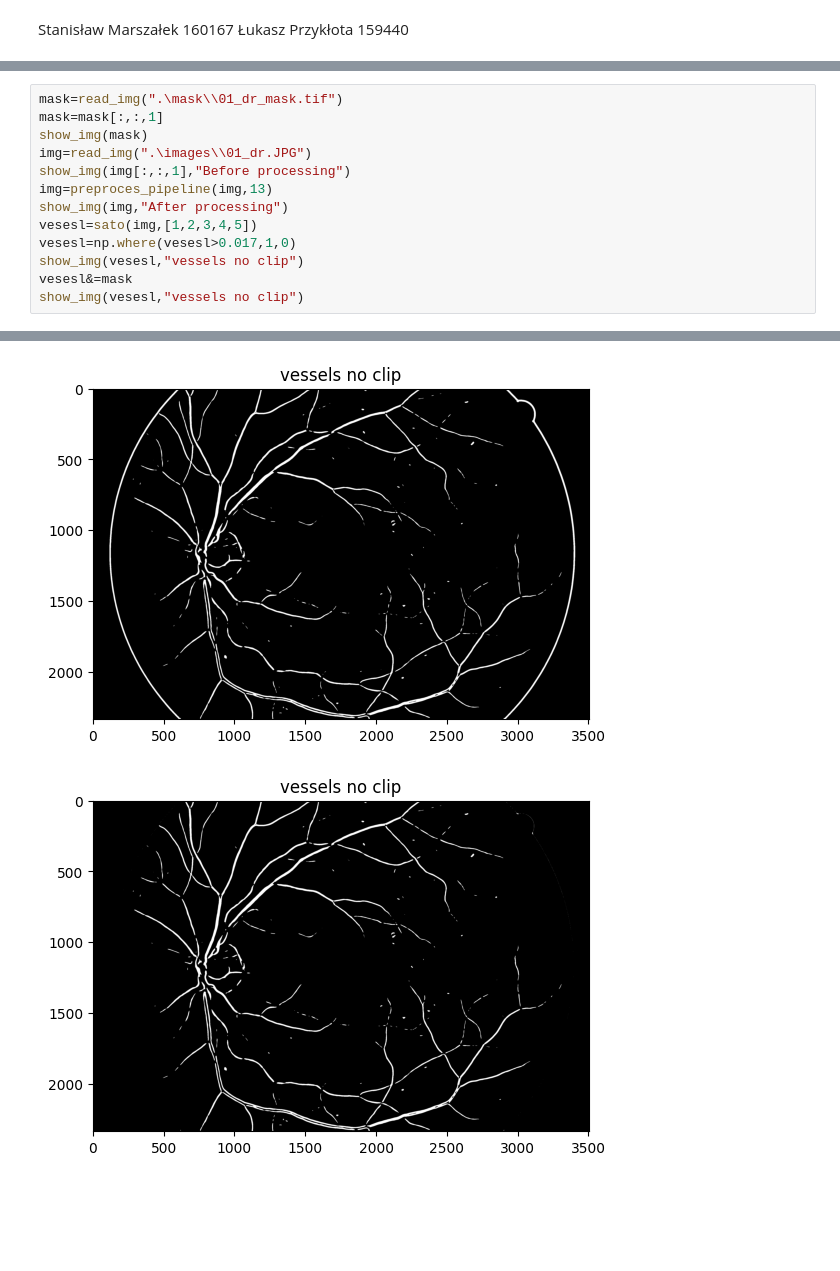
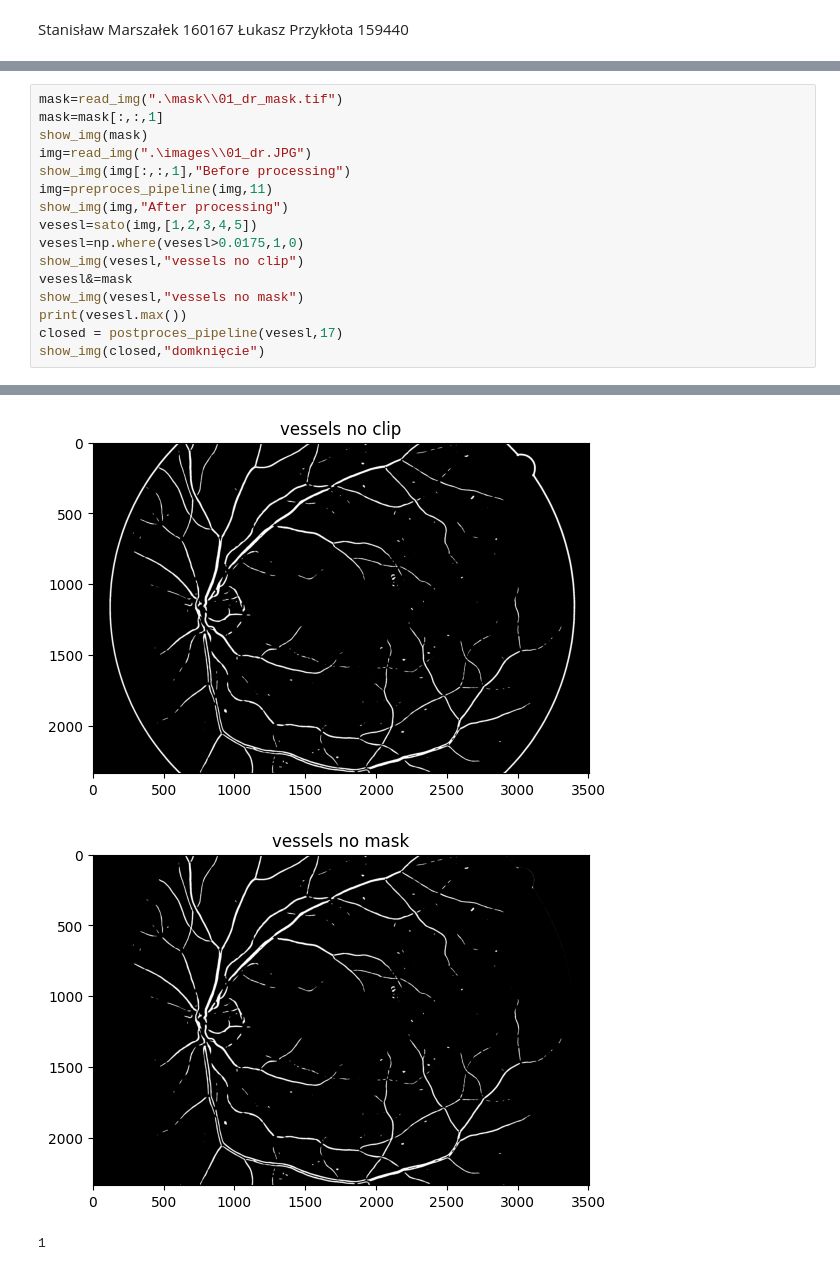
Before and after one commit to StanislawMarszalek/segmentation-of-fundus-images, a Jupyter notebook: wykrywanie_dna_oka.ipynb, the cells around one changed output, grey strips where cells are left out. Cells and saved outputs as stored; diff of their text form; blank space fills up the shorter version.

Commit message:
Final version of image_processing

```diff
--- a/wykrywanie_dna_oka.ipynb
+++ b/wykrywanie_dna_oka.ipynb
@@ -16,19 +18,23 @@ USED DEVICE: cuda
 # %%
 mask=read_img(".\mask\\01_dr_mask.tif")
 mask=mask[:,:,1]
 show_img(mask)
 img=read_img(".\images\\01_dr.JPG")
 show_img(img[:,:,1],"Before processing")
-img=preproces_pipeline(img,13)
+img=preproces_pipeline(img,11)
 show_img(img,"After processing")
 vesesl=sato(img,[1,2,3,4,5])
-vesesl=np.where(vesesl>0.017,1,0)
+vesesl=np.where(vesesl>0.0175,1,0)
 show_img(vesesl,"vessels no clip")
 vesesl&=mask
-show_img(vesesl,"vessels no clip")
+show_img(vesesl,"vessels no mask")
+print(vesesl.max())
+closed = postproces_pipeline(vesesl,17)
+show_img(closed,"domknięcie")
 # %% [output]
 [figure]
 [figure]
 [figure]
 [figure]
-[figure, old version]
+[figure, new version]
+1
```
Also changed, not shown: parts of 5 cells of this notebook, 1 other file.
